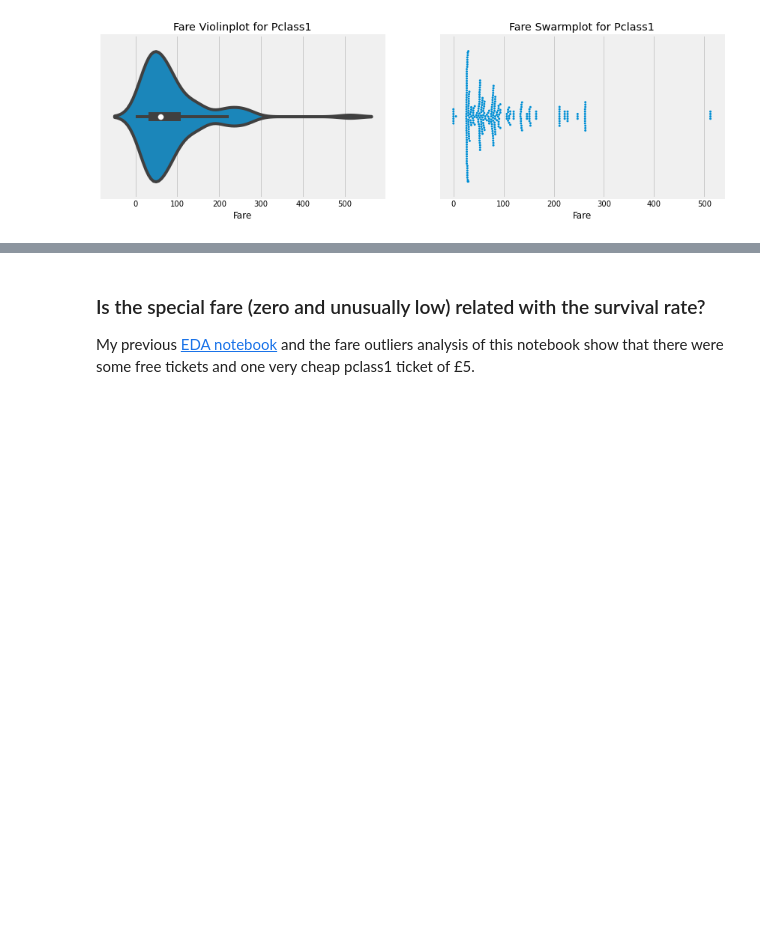
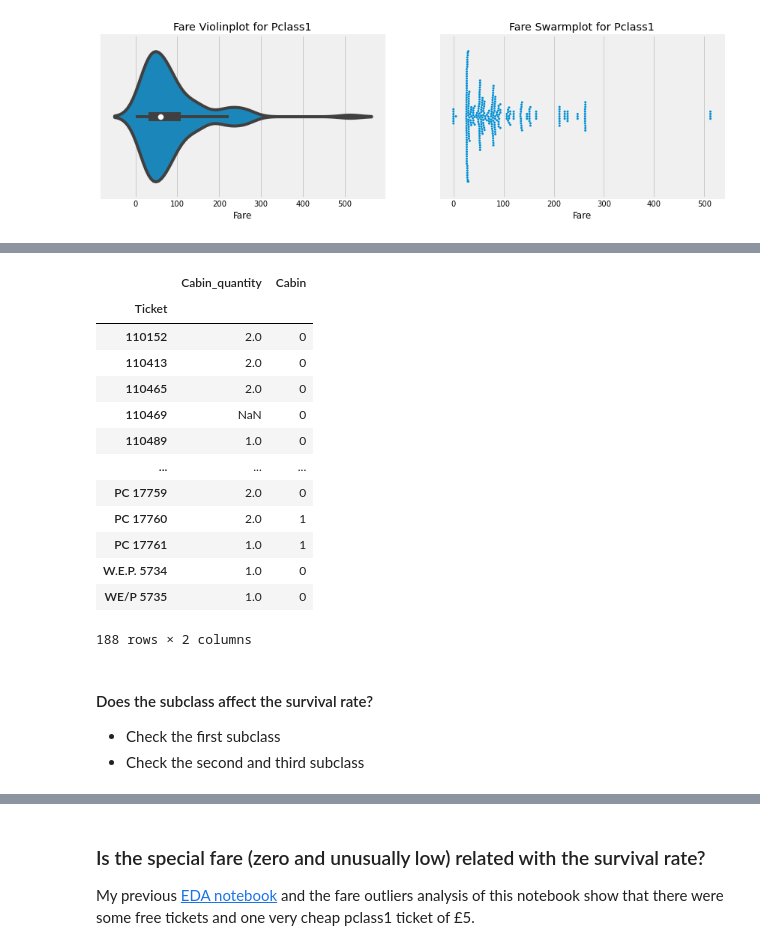
Before and after one commit to Brendalish/titanic, a Jupyter notebook: Make 'Fare' crystal clear (clarify fare sharing, zero fare and more).ipynb, the cells around one changed output, grey strips where cells are left out. Saved outputs shown, nothing was run; the diff lists cells and outputs as text; code cells hidden in the pictures; blank space fills up the shorter version.

```diff
--- a/Make 'Fare' crystal clear (clarify fare sharing, zero fare and more).ipynb
+++ b/Make 'Fare' crystal clear (clarify fare sharing, zero fare and more).ipynb
@@ -332,0 +383,39 @@ full_df[full_df.Fare>500]
+# %%
+#make a copy of Pclass1 samples
+pclass1_df = full_df[full_df.Pclass==1].copy()
+# %%
+#count the total number of cabins within each ticket group
+#create a new column named as 'Cabin_quantity'
+pclass1_df['Cabin_quantity'] = pclass1_df.Cabin.apply(lambda x: np.nan if pd.isna(x) else len(x.split(' ')))
+
+#drop the samples of missing or duplicated cabin values
+pclass1_unique_cabins = pclass1_df[['Ticket', 'Cabin', 'Cabin_quantity', 'Fare']].\
+                        dropna(subset=['Cabin']).drop_duplicates(subset=['Cabin'])
+
+#add up the cabin quantities within each ticket group
+cabin_quantity_per_ticket = pclass1_unique_cabins.groupby('Ticket')['Cabin_quantity'].sum().to_frame()
+# %%
+#count the number of missing cabin values within each ticket group
+null_cabin_quantity_per_ticket = pclass1_df.groupby('Ticket').agg({'Cabin': lambda x: x.isnull().sum()})
+# %%
+#combine the two dataframes (cabin_quantity_per_ticket, null_cabin_quantity_per_ticket)
+cabin_quantity_per_ticket.join(null_cabin_quantity_per_ticket, how='outer')
+# %% [output]
+|  | Cabin_quantity | Cabin |
+| Ticket |  |  |
+| 110152 | 2.0 | 0 |
+| 110413 | 2.0 | 0 |
+| 110465 | 2.0 | 0 |
+| 110469 | NaN | 0 |
+| 110489 | 1.0 | 0 |
+| ... | ... | ... |
+| PC 17759 | 2.0 | 0 |
+| PC 17760 | 2.0 | 1 |
+| PC 17761 | 1.0 | 1 |
+| W.E.P. 5734 | 1.0 | 0 |
+| WE/P 5735 | 1.0 | 0 |
+188 rows × 2 columns
+# %% [markdown]
+#### Does the subclass affect the survival rate?
+- Check the first subclass
+- Check the second and third subclass
```
Also changed, not shown: parts of 30 cells of this notebook.
